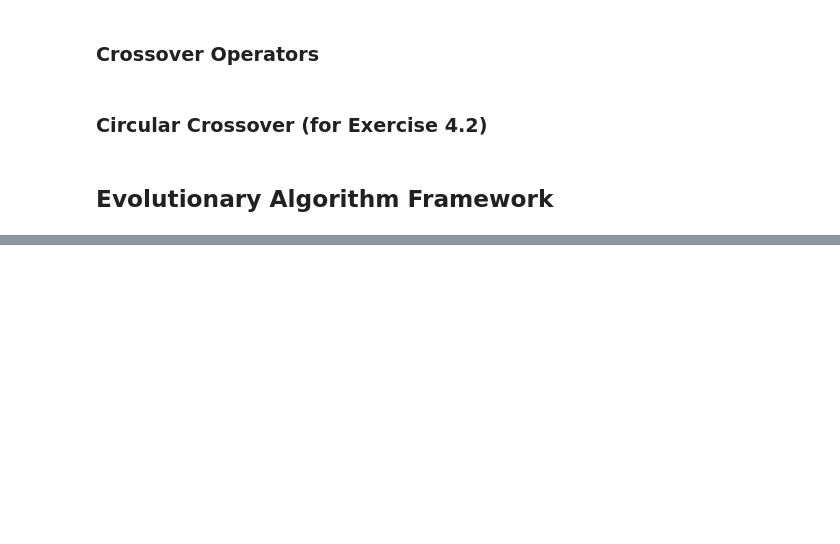
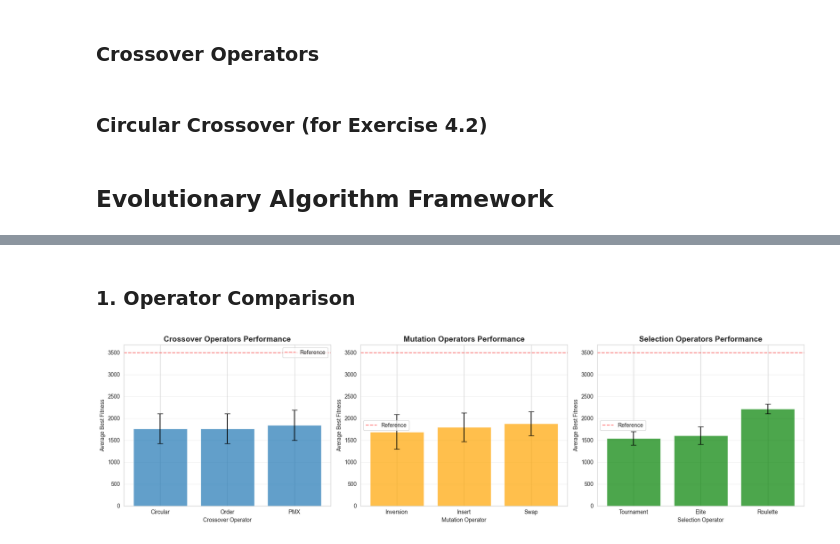
Before and after one commit to SimonLuttmann/odm_group11, a Jupyter notebook: sheet4/evolutionary_algorithms.ipynb, the cells around one changed output, grey strips where cells are left out. Saved outputs shown, nothing was run; the diff lists cells and outputs as text; code cells hidden in the pictures; blank space fills up the shorter version.

```diff
--- a/sheet4/evolutionary_algorithms.ipynb
+++ b/sheet4/evolutionary_algorithms.ipynb
@@ -386,19 +410,0 @@ def evolutionary_algorithm(
-# %%
-best_solution, best_fitness, history = evolutionary_algorithm(
-    blackbox=bb,
-    population_size=100,
-    generations=200,
-    mutation_rate=0.2,
-    crossover_rate=0.8,
-    tournament_size=3,
-    mutation_operator=swap_mutation,
-    crossover_operator=order_crossover,
-    selection_operator=tournament_selection,
-    verbose=True
-)
-
-print(f"\n{'='*50}")
-print(f"Best solution found: {best_solution}")
-print(f"Best fitness: {best_fitness:.4f}")
-print(f"Reference fitness: {reference_fitness:.4f}")
-print(f"Improvement: {reference_fitness - best_fitness:.4f}")
@@ -552,0 +639,47 @@ print(f"Improvement: {reference_fitness - best_fitness_cx:.4f}")
+# %% [markdown]
+### 1. Operator Comparison
+# %%
+fig, axes = plt.subplots(1, 3, figsize=(18, 5))
+
+crossover_perf = results_df.groupby('crossover')['best_fitness'].agg(['mean', 'std', 'min'])
+crossover_perf = crossover_perf.sort_values('mean')
+axes[0].bar(crossover_perf.index, crossover_perf['mean'], yerr=crossover_perf['std'], capsize=5, alpha=0.7)
+axes[0].axhline(y=reference_fitness, color='r', linestyle='--', label='Reference', alpha=0.5)
+axes[0].set_title('Crossover Operators Performance', fontsize=14, fontweight='bold')
+axes[0].set_ylabel('Average Best Fitness')
+axes[0].set_xlabel('Crossover Operator')
+axes[0].legend()
+axes[0].grid(axis='y', alpha=0.3)
+
+mutation_perf = results_df.groupby('mutation')['best_fitness'].agg(['mean', 'std', 'min'])
+mutation_perf = mutation_perf.sort_values('mean')
+axes[1].bar(mutation_perf.index, mutation_perf['mean'], yerr=mutation_perf['std'], capsize=5, alpha=0.7, color='orange')
+axes[1].axhline(y=reference_fitness, color='r', linestyle='--', label='Reference', alpha=0.5)
+axes[1].set_title('Mutation Operators Performance', fontsize=14, fontweight='bold')
+axes[1].set_ylabel('Average Best Fitness')
+axes[1].set_xlabel('Mutation Operator')
+axes[1].legend()
+axes[1].grid(axis='y', alpha=0.3)
+
+selection_perf = results_df.groupby('selection')['best_fitness'].agg(['mean', 'std', 'min'])
+selection_perf = selection_perf.sort_values('mean')
+axes[2].bar(selection_perf.index, selection_perf['mean'], yerr=selection_perf['std'], capsize=5, alpha=0.7, color='green')
+axes[2].axhline(y=reference_fitness, color='r', linestyle='--', label='Reference', alpha=0.5)
+axes[2].set_title('Selection Operators Performance', fontsize=14, fontweight='bold')
+axes[2].set_ylabel('Average Best Fitness')
+axes[2].set_xlabel('Selection Operator')
+axes[2].legend()
+axes[2].grid(axis='y', alpha=0.3)
+
+plt.tight_layout()
+plt.show()
+
+print("\nOperator Performance Summary:")
+print("\nCrossover Operators (lower is better):")
+print(crossover_perf)
+print("\nMutation Operators (lower is better):")
+print(mutation_perf)
+print("\nSelection Operators (lower is better):")
+print(selection_perf)
+# %% [output]
+[figure, added]
```
Also changed, not shown: parts of 40 cells of this notebook, 9 other files.
